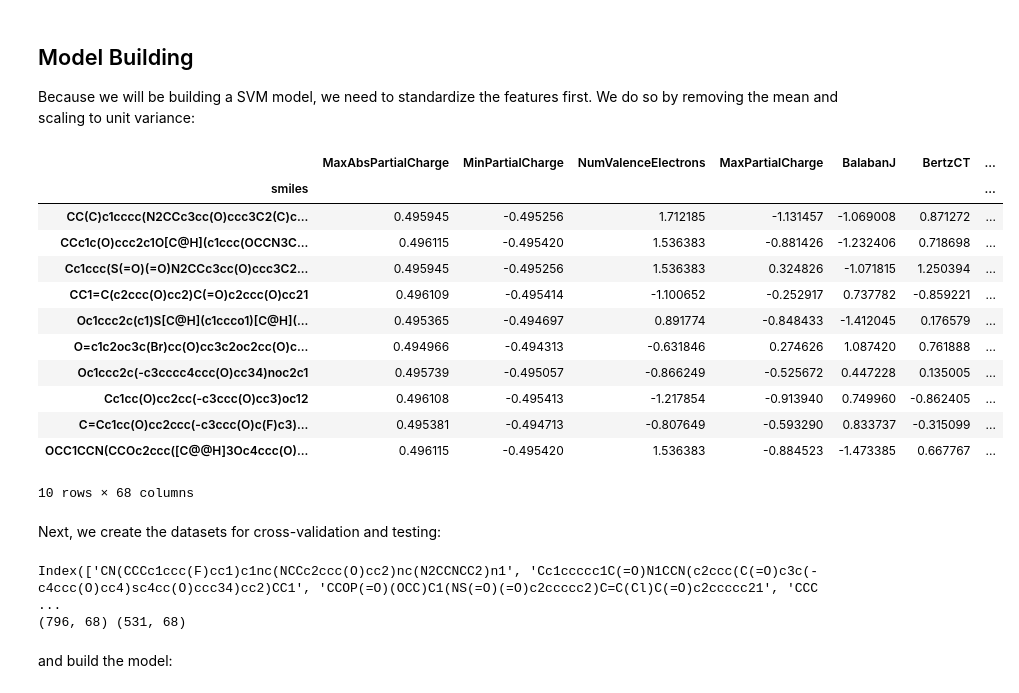
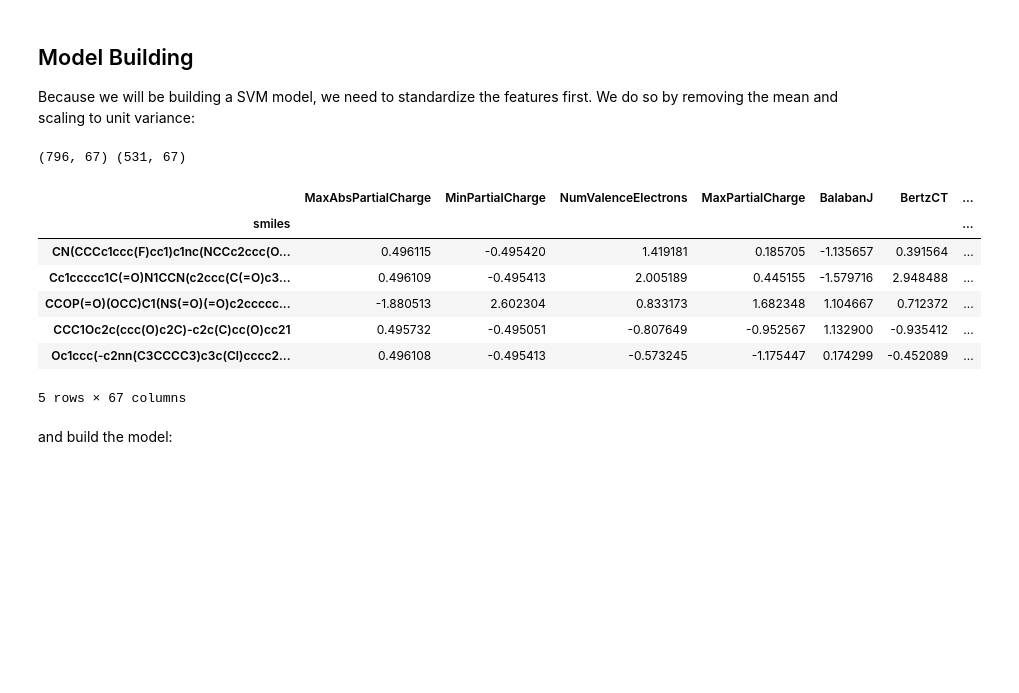
Before and after one commit to martin-sicho/MI_ADM, a Jupyter notebook: learn.ipynb, the cells around one changed output. Drawn from its saved outputs; the diff is of its cells as text; code cells hidden in the pictures; blank space fills up the shorter version.

```diff
--- a/learn.ipynb
+++ b/learn.ipynb
@@ -123,7 +144,7 @@ def get_removed_feats(data, model):
 
     return data.columns.values[1:][~model.get_support()]
 
-def update_data(data, removed_descriptors, inplace=True):
+def update_data(data, removed_descriptors, inplace=False):
     """
     Removes the descriptors marked for removal from the data frame.
     """
@@ -144,10 +165,10 @@ from sklearn.feature_selection import VarianceThreshold
 
 # find the names of the columns with zero variance
 var_sel = VarianceThreshold()
-var_sel.fit(data.iloc[:,1:])
-removed_descriptors = get_removed_feats(data, var_sel)
+var_sel.fit(data_train.iloc[:,1:])
+removed_descriptors = get_removed_feats(data_train, var_sel)
 
 # update the data frame
-update_data(data, removed_descriptors)
-data.head(10)
+data_train = update_data(data_train, removed_descriptors)
+data_test = update_data(data_test, removed_descriptors)
 # %% [output]
@@ -186,7 +195,8 @@ def find_correlated(data):
 
     return removed_descs
 
-update_data(data, find_correlated(data))
+removed_corr = find_correlated(data_train)
+data_train = update_data(data_train, removed_corr)
+data_test = update_data(data_test, removed_corr)
 pickle.dump(correlated_descs, open('correlated_descs_svr.pickle', 'bw'))
-data.head(10)
 # %% [output]
@@ -216,10 +214,10 @@ from sklearn.feature_selection import f_regression
 # keep only the descriptors that show significant
 # correlation with the target variable (pIC50)
 regre_sele = SelectPercentile(f_regression, percentile=50)
-regre_sele.fit(data.iloc[:,1:], data.ic50)
-removed_descriptors = get_removed_feats(data, regre_sele)
+regre_sele.fit(data_train.iloc[:,1:], data_train.ic50)
+removed_descriptors = get_removed_feats(data_train, regre_sele)
 
 # update the data frame
-update_data(data, removed_descriptors)
-data.head(10)
+data_train = update_data(data_train, removed_descriptors)
+data_test = update_data(data_test, removed_descriptors)
 # %% [output]
@@ -247,43 +233,30 @@ Because we will be building a SVM model, we need to standardize
 the features first. We do so by removing the mean and scaling to unit variance:
 # %%
 from sklearn.preprocessing import StandardScaler
-from pandas import DataFrame
+from pandas import DataFrame, concat
+
+def scale_df(frame, scaler):
+    return DataFrame(scaler.transform(frame), columns=frame.columns)
 
 scaler = StandardScaler(copy=False)
-scaler.fit(data.iloc[:,1:])
-scaled_descs = DataFrame(scaler.transform(data.iloc[:,1:]), columns=data.iloc[:,1:].columns)
-scaled_descs.index = data.index
-scaled_descs.head(10)
+scaler.fit(concat( (data_train.iloc[:,1:], data_test.iloc[:,1:]) ))
+
+descriptors_train = scale_df(data_train.iloc[:,1:], scaler)
+descriptors_train.index = data_train.index
+descriptors_test = scale_df(data_test.iloc[:,1:], scaler)
+descriptors_test.index = data_test.index
+print(descriptors_train.shape, descriptors_test.shape)
+descriptors_train.head()
 # %% [output]
+(796, 67) (531, 67)
 |  | MaxAbsPartialCharge | MinPartialCharge | NumValenceElectrons | MaxPartialCharge | BalabanJ | BertzCT | ... |
 | smiles |  |  |  |  |  |  | ... |
-| CC(C)c1cccc(N2CCc3cc(O)ccc3C2(C)c... | 0.495945 | -0.495256 | 1.712185 | -1.131457 | -1.069008 | 0.871272 | ... |
-| CCc1c(O)ccc2c1O[C@H](c1ccc(OCCN3C... | 0.496115 | -0.495420 | 1.536383 | -0.881426 | -1.232406 | 0.718698 | ... |
-| Cc1ccc(S(=O)(=O)N2CCc3cc(O)ccc3C2... | 0.495945 | -0.495256 | 1.536383 | 0.324826 | -1.071815 | 1.250394 | ... |
-| CC1=C(c2ccc(O)cc2)C(=O)c2ccc(O)cc21 | 0.496109 | -0.495414 | -1.100652 | -0.252917 | 0.737782 | -0.859221 | ... |
-| Oc1ccc2c(c1)S[C@H](c1ccco1)[C@H](... | 0.495365 | -0.494697 | 0.891774 | -0.848433 | -1.412045 | 0.176579 | ... |
-| O=c1c2oc3c(Br)cc(O)cc3c2oc2cc(O)c... | 0.494966 | -0.494313 | -0.631846 | 0.274626 | 1.087420 | 0.761888 | ... |
-| Oc1ccc2c(-c3cccc4ccc(O)cc34)noc2c1 | 0.495739 | -0.495057 | -0.866249 | -0.525672 | 0.447228 | 0.135005 | ... |
-| Cc1cc(O)cc2cc(-c3ccc(O)cc3)oc12 | 0.496108 | -0.495413 | -1.217854 | -0.913940 | 0.749960 | -0.862405 | ... |
-| C=Cc1cc(O)cc2ccc(-c3ccc(O)c(F)c3)... | 0.495381 | -0.494713 | -0.807649 | -0.593290 | 0.833737 | -0.315099 | ... |
-| OCC1CCN(CCOc2ccc([C@@H]3Oc4ccc(O)... | 0.496115 | -0.495420 | 1.536383 | -0.884523 | -1.473385 | 0.667767 | ... |
+| CN(CCCc1ccc(F)cc1)c1nc(NCCc2ccc(O... | 0.496115 | -0.495420 | 1.419181 | 0.185705 | -1.135657 | 0.391564 | ... |
+| Cc1ccccc1C(=O)N1CCN(c2ccc(C(=O)c3... | 0.496109 | -0.495413 | 2.005189 | 0.445155 | -1.579716 | 2.948488 | ... |
+| CCOP(=O)(OCC)C1(NS(=O)(=O)c2ccccc... | -1.880513 | 2.602304 | 0.833173 | 1.682348 | 1.104667 | 0.712372 | ... |
+| CCC1Oc2c(ccc(O)c2C)-c2c(C)cc(O)cc21 | 0.495732 | -0.495051 | -0.807649 | -0.952567 | 1.132900 | -0.935412 | ... |
+| Oc1ccc(-c2nn(C3CCCC3)c3c(Cl)cccc2... | 0.496108 | -0.495413 | -0.573245 | -1.175447 | 0.174299 | -0.452089 | ... |
-10 rows × 68 columns
+5 rows × 67 columns
-# %% [markdown]
-Next, we create the datasets for cross-validation and testing:
-# %%
-from sklearn.cross_validation import train_test_split
-
-descriptors_train, descriptors_test, pIC50_train, pIC50_test = train_test_split(
-    scaled_descs
-    , data.ic50
-    , test_size=0.4
-    , random_state=SEED
-)
-print(descriptors_train.index[:5])
-print(descriptors_train.shape, descriptors_test.shape)
-# %% [output]
-Index(['CN(CCCc1ccc(F)cc1)c1nc(NCCc2ccc(O)cc2)nc(N2CCNCC2)n1', 'Cc1ccccc1C(=O)N1CCN(c2ccc(C(=O)c3c(-c4ccc(O)cc4)sc4cc(O)ccc34)cc2)CC1', 'CCOP(=O)(OCC)C1(NS(=O)(=O)c2ccccc2)C=C(Cl)C(=O)c2ccccc21', 'CCC ...
-(796, 68) (531, 68)
 # %% [markdown]
 and build the model:
 # %%
```
Also changed, not shown: parts of 13 cells of this notebook, 1 other file.
